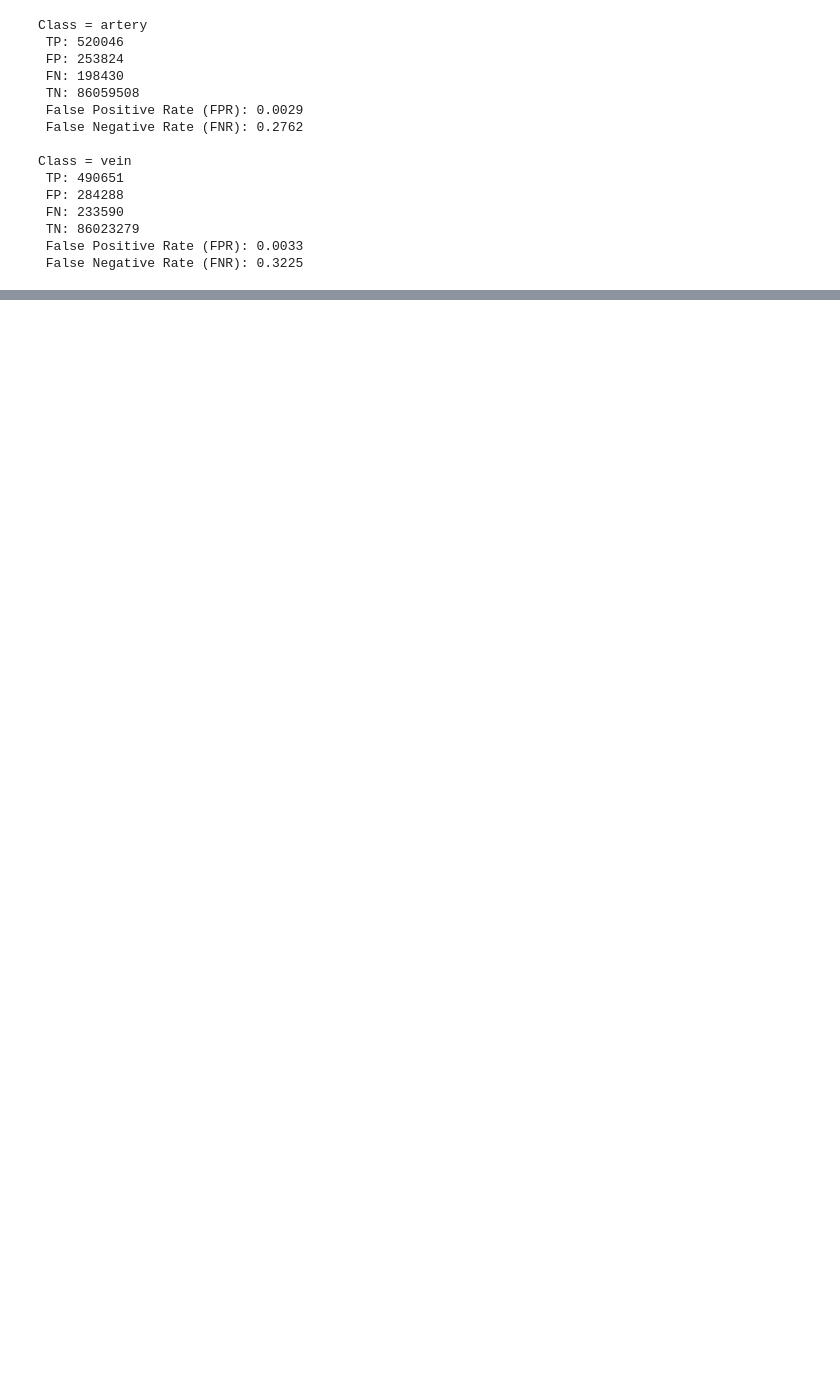
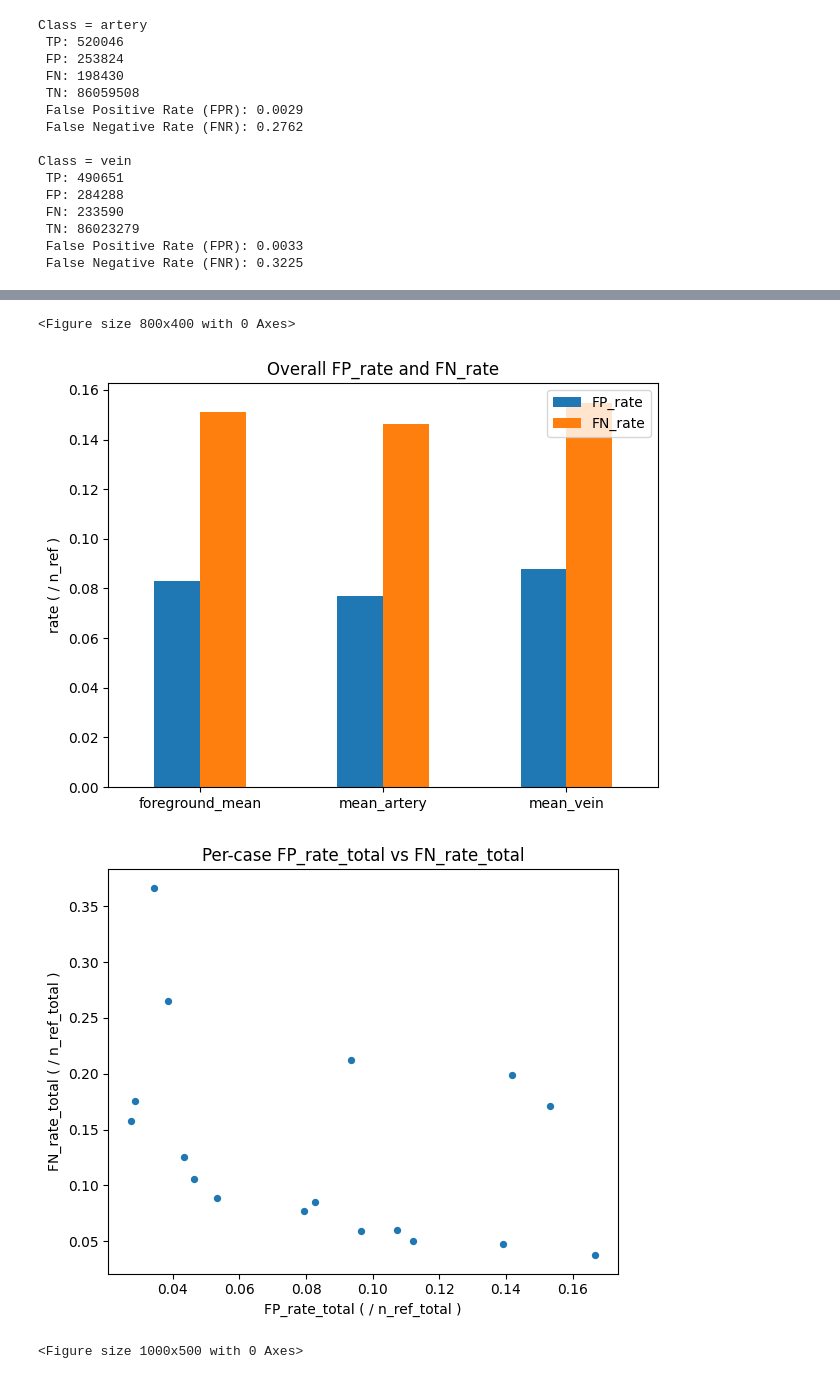
Before and after one commit to artmcl-ai/Project4-Vessel, a Jupyter notebook: Metrics_Notebooks/False_Positive_and_Negative_Score.ipynb, the cells around one changed output, grey strips where cells are left out. Drawn from its saved outputs; the diff is of its cells as text; code cells hidden in the pictures; blank space fills up the shorter version.

```diff
--- a/Metrics_Notebooks/False_Positive_and_Negative_Score.ipynb
+++ b/Metrics_Notebooks/False_Positive_and_Negative_Score.ipynb
@@ -71,9 +71,9 @@ import json
 import re
 from pathlib import Path
 import pandas as pd
+import matplotlib.pyplot as plt
 
 METRICS_JSON = Path("/projectnb/ec500kb/projects/Fall_2025_Projects/Project_4_VesselFM/data/nnUNet_results/Dataset001_nnunet/preds/ensemble_seed1-10/metrics.json")
-
 CLASS_NAMES = {"artery": "1", "vein": "2"}
 
 def extract_case_id(pred_path: str) -> str:
@@ -188,30 +188,75 @@ df_overall = pd.DataFrame([
     {"scope": "foreground_mean", **pick_stats_with_rate(fg)},
     {"scope": "mean_artery", **pick_stats_with_rate(m[CLASS_NAMES["artery"]])},
     {"scope": "mean_vein", **pick_stats_with_rate(m[CLASS_NAMES["vein"]])},
 ])
 
 display(df_overall)
 display(df_cases)
+
+overall_plot = df_overall.set_index("scope")[["FP_rate", "FN_rate"]].astype(float)
+
+plt.figure(figsize=(8, 4))
+overall_plot.plot(kind="bar")
+plt.title("Overall FP_rate and FN_rate")
+plt.xlabel("")
+plt.ylabel("rate ( / n_ref )")
+plt.xticks(rotation=0)
+plt.tight_layout()
+plt.show()
+
+plot_df = df_cases[["case", "FP_rate_total", "FN_rate_total"]].copy()
+plot_df["FP_rate_total"] = pd.to_numeric(plot_df["FP_rate_total"], errors="coerce")
+plot_df["FN_rate_total"] = pd.to_numeric(plot_df["FN_rate_total"], errors="coerce")
+plot_df = plot_df.dropna(subset=["FP_rate_total", "FN_rate_total"])
+
+plt.figure(figsize=(6, 5))
+plt.scatter(plot_df["FP_rate_total"], plot_df["FN_rate_total"], s=18)
+plt.title("Per-case FP_rate_total vs FN_rate_total")
+plt.xlabel("FP_rate_total ( / n_ref_total )")
+plt.ylabel("FN_rate_total ( / n_ref_total )")
+plt.tight_layout()
+plt.show()
+
+TOPK = 20
+topk = df_cases[["case", "FP_rate_total", "FN_rate_total"]].copy()
+topk["FP_rate_total"] = pd.to_numeric(topk["FP_rate_total"], errors="coerce")
+topk["FN_rate_total"] = pd.to_numeric(topk["FN_rate_total"], errors="coerce")
+topk = topk.dropna(subset=["FP_rate_total", "FN_rate_total"]).sort_values("FN_rate_total", ascending=False).head(TOPK)
+
+topk_plot = topk.set_index("case")[["FN_rate_total", "FP_rate_total"]]
+
+plt.figure(figsize=(10, 5))
+topk_plot.plot(kind="bar")
+plt.title(f"Test cases by FN_rate_total")
+plt.xlabel("")
+plt.ylabel("rate ( / n_ref_total )")
+plt.xticks(rotation=45, ha="right")
+plt.tight_layout()
+plt.show()
 # %% [output]
 |  | scope | Dice | IoU | FP | FN | TP | TN | n_pred | n_ref | FP_rate | FN_rate |
 | 0 | foreground_mean | 0.885616 | 0.798010 | 35760.029412 | 65096.529412 | 366156.029412 | 8.233965e+07 | 401916.058824 | 431252.558824 | 0.082921 | 0.150948 |
 | 1 | mean_artery | 0.889559 | 0.804042 | 30466.352941 | 57923.058824 | 337961.117647 | 8.238031e+07 | 368427.470588 | 395884.176471 | 0.076958 | 0.146313 |
 | 2 | mean_vein | 0.881672 | 0.791979 | 41053.705882 | 72270.000000 | 394350.941176 | 8.229899e+07 | 435404.647059 | 466620.941176 | 0.087981 | 0.154879 |
 |  | case | FP_artery | FN_artery | n_ref_artery | FP_rate_artery | FN_rate_artery | FP_vein | FN_vein | ... |
 | 0 | case_244 | 23671 | 191077 | 531274 | 0.044555 | 0.359658 | 19126 | 267191 | ... |
 | 1 | case_218 | 23934 | 146451 | 539085 | 0.044397 | 0.271666 | 26544 | 201333 | ... |
 | 2 | case_242 | 47010 | 106742 | 575250 | 0.081721 | 0.185558 | 70483 | 159440 | ... |
 | 3 | case_233 | 53484 | 87358 | 461950 | 0.115779 | 0.189107 | 96660 | 80102 | ... |
 | 4 | case_214 | 52421 | 64157 | 419121 | 0.125074 | 0.153075 | 66819 | 102916 | ... |
 | 5 | case_128 | 5618 | 75232 | 449167 | 0.012508 | 0.167492 | 19217 | 66831 | ... |
 | 6 | case_145 | 8208 | 72075 | 351296 | 0.023365 | 0.205169 | 13661 | 61751 | ... |
 | 7 | case_099 | 15196 | 36971 | 340853 | 0.044582 | 0.108466 | 16596 | 35641 | ... |
 | 8 | case_129 | 12875 | 26712 | 237288 | 0.054259 | 0.112572 | 11080 | 42708 | ... |
 | 9 | case_052 | 22925 | 32629 | 418647 | 0.054760 | 0.077939 | 46868 | 34759 | ... |
 | 10 | case_132 | 14095 | 31608 | 361933 | 0.038944 | 0.087331 | 25637 | 34044 | ... |
 | 11 | case_061 | 24083 | 27196 | 326427 | 0.073778 | 0.083314 | 39055 | 37522 | ... |
 | 12 | case_005 | 39373 | 23855 | 395617 | 0.099523 | 0.060298 | 55013 | 28817 | ... |
 | 13 | case_017 | 57800 | 12093 | 361908 | 0.159709 | 0.033415 | 44880 | 34053 | ... |
 | 14 | case_125 | 25488 | 17958 | 290947 | 0.087604 | 0.061723 | 31664 | 16968 | ... |
 | 15 | case_114 | 30822 | 22621 | 310916 | 0.099133 | 0.072756 | 59523 | 8453 | ... |
 | 16 | case_158 | 60925 | 9957 | 358352 | 0.170014 | 0.027786 | 55087 | 16061 | ... |
+<Figure size 800x400 with 0 Axes>
+[figure, added]
+[figure, added]
+<Figure size 1000x500 with 0 Axes>
```
Also changed, not shown: parts of 2 cells of this notebook.
